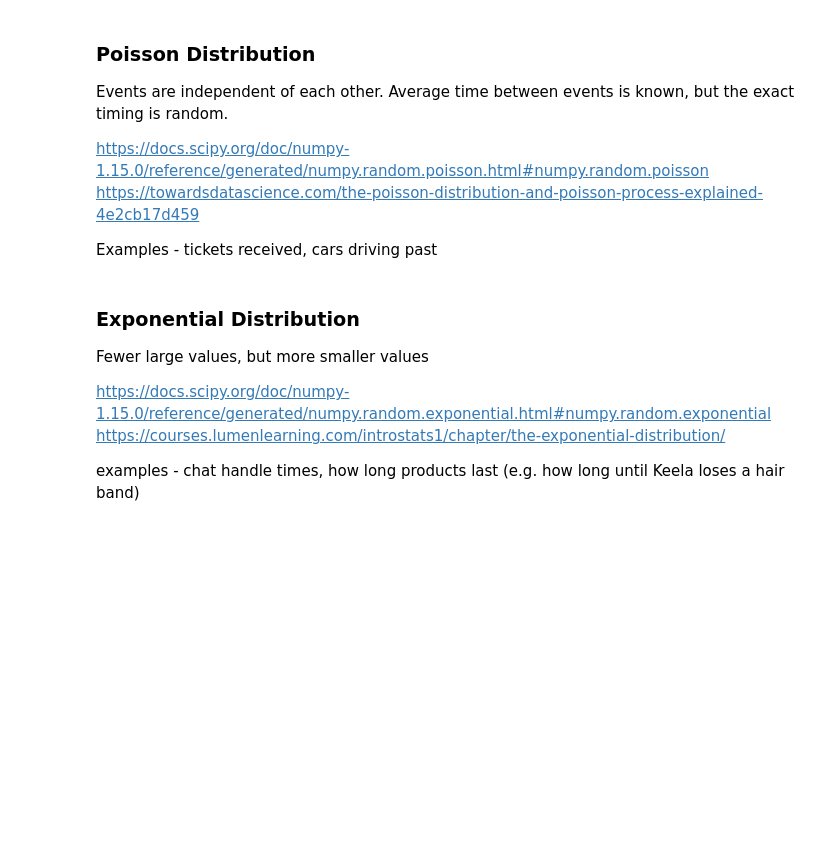
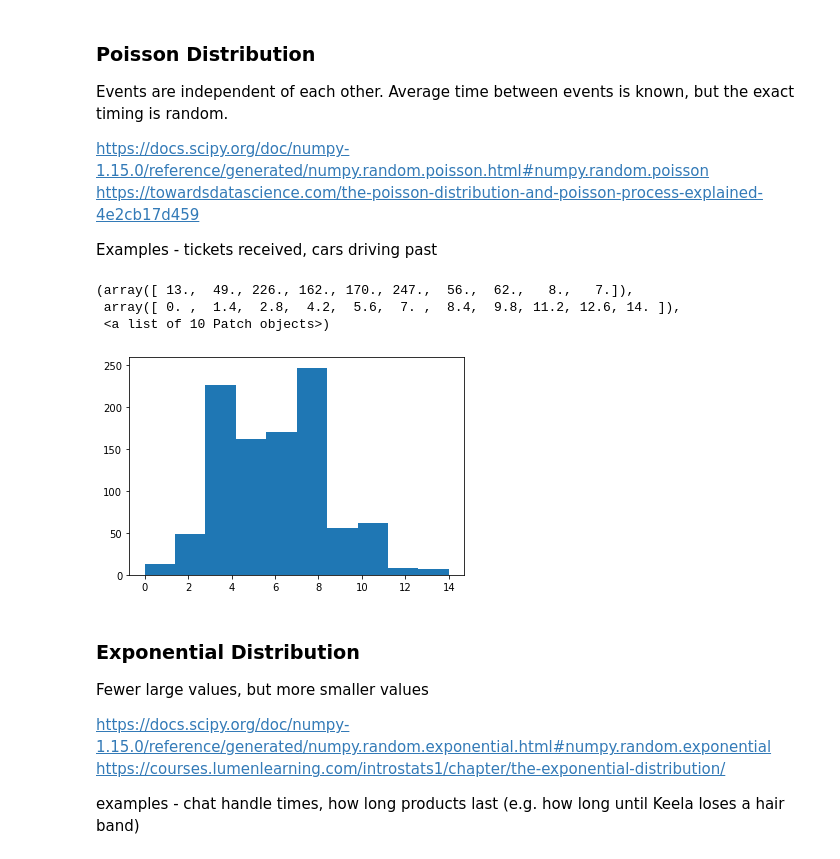
Before and after one commit to OtherBrian/pda-np.random, a Jupyter notebook: Numpy.Random.ipynb, the cells around one changed output. Saved outputs shown, nothing was run; the diff lists cells and outputs as text; code cells hidden in the pictures; blank space fills up the shorter version.

```diff
--- a/Numpy.Random.ipynb
+++ b/Numpy.Random.ipynb
@@ -87,6 +100,20 @@ https://docs.scipy.org/doc/numpy-1.15.0/reference/generated/numpy.random.poisson
 https://towardsdatascience.com/the-poisson-distribution-and-poisson-process-explained-4e2cb17d459
 
 Examples - tickets received, cars driving past
+# %%
+#numpy.random.poisson(lam, size)
+
+# Example 1 - tickets received
+# My team gets around 1000 tickets per week, which would mean a ticket every 5.9 mins on average
+
+tickets = np.random.poisson(lam=5.9, size = 1000)
+
+plt.hist(tickets)
+# %% [output]
+(array([ 13.,  49., 226., 162., 170., 247.,  56.,  62.,   8.,   7.]),
+ array([ 0. ,  1.4,  2.8,  4.2,  5.6,  7. ,  8.4,  9.8, 11.2, 12.6, 14. ]),
+ <a list of 10 Patch objects>)
+[figure, added]
 # %% [markdown]
 ### Exponential Distribution
 
```
Also changed, not shown: parts of 5 cells of this notebook.
